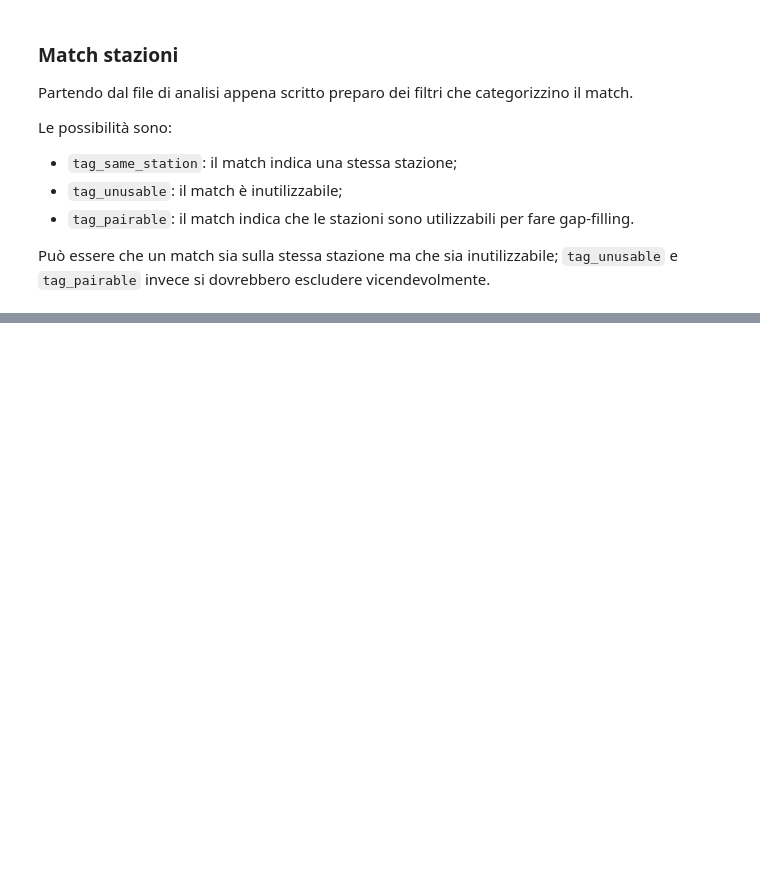
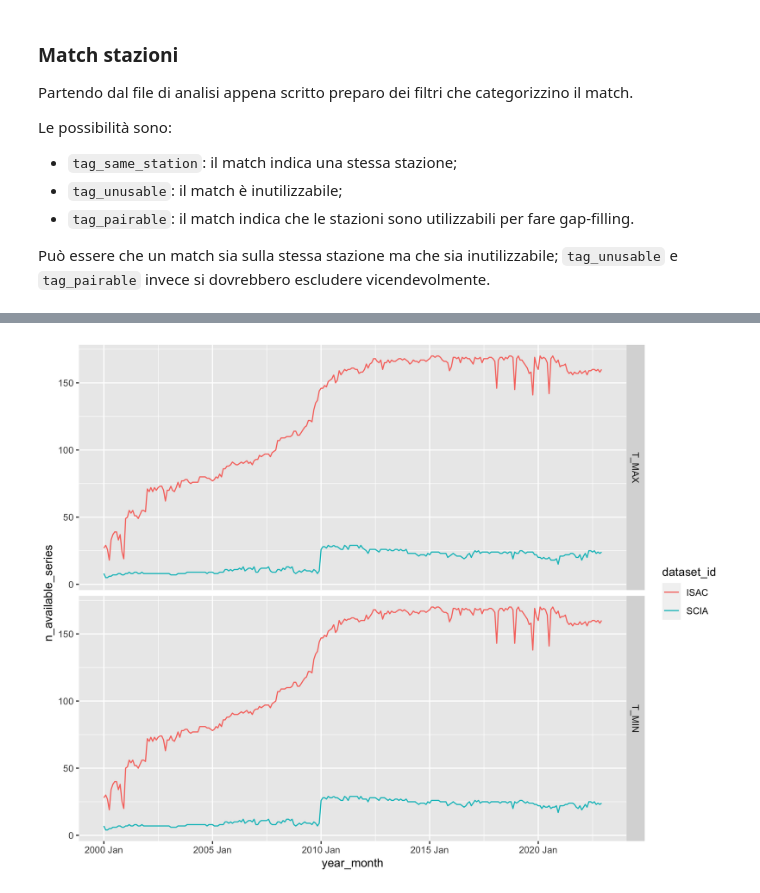
Before and after one commit to dnstudent/TesiMag, a Jupyter notebook: notebooks/integrazioni_regionali/FVG/FVG.ipynb, the cells around one changed output, grey strips where cells are left out. Saved outputs shown, nothing was run; the diff lists cells and outputs as text; code cells hidden in the pictures; blank space fills up the shorter version.

```diff
--- a/notebooks/integrazioni_regionali/FVG/FVG.ipynb
+++ b/notebooks/integrazioni_regionali/FVG/FVG.ipynb
@@ -151,0 +204,9 @@ filter(analysis_results$analysis, same_station) |>
+# %%
+combined_database <- open_checkpoint(dataset_id, "merged_isac_scia")
+c(p, ymonthly_avail) %<-% ymonthly_availabilities(combined_database,
+    start_date = first_date,
+    end_date = last_date
+)
+p
+# %% [output]
+[figure, added]
```
Also changed, not shown: parts of 13 cells of this notebook, 3 other files.
